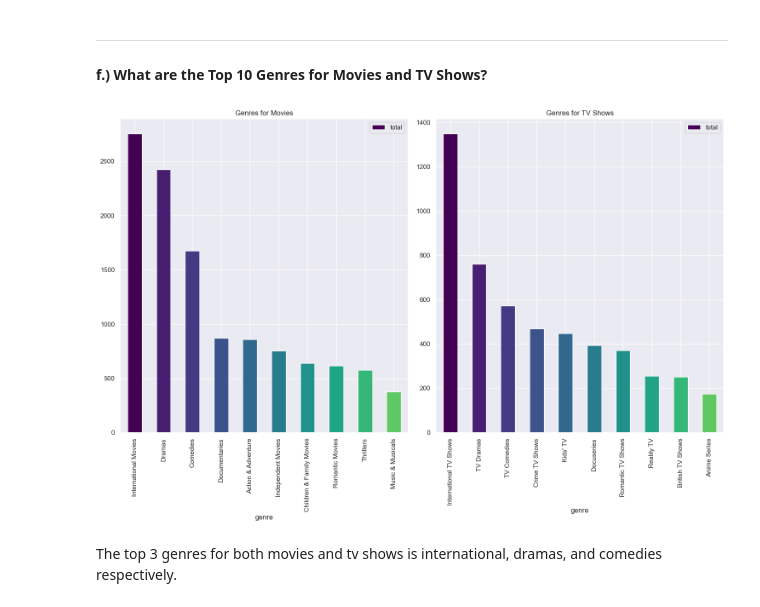
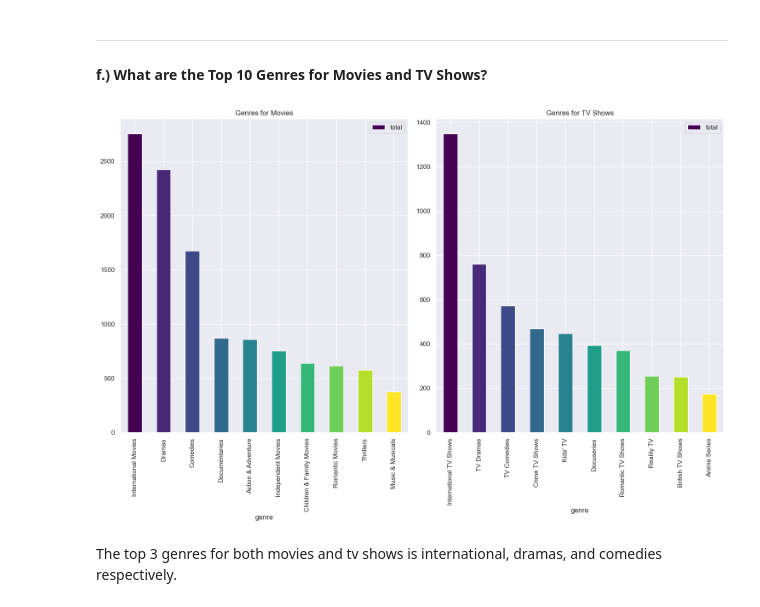
Before and after one commit to MadelynSwor/Data_Analysis_Portfolio, a Jupyter notebook: Netflix_Analysis/Netflix_Data_Analysis.ipynb, the cells around one changed output. Cells and saved outputs as stored; diff of their text form; code cells hidden in the pictures.

```diff
--- a/Netflix_Analysis/Netflix_Data_Analysis.ipynb
+++ b/Netflix_Analysis/Netflix_Data_Analysis.ipynb
@@ -367,31 +370,31 @@ _________________
 # %%
 n_movies = netflix[netflix['type']=='Movie']
 n_shows = netflix[netflix['type']=='TV Show']
 
 movie_gen = ', '.join(n_movies['listed_in']).split(', ')
 show_gen = ', '.join(n_shows['listed_in']).split(', ')
 
 movie_list = Counter(movie_gen).most_common(10)
 show_list = Counter(show_gen).most_common(10)
 
 df_m_gen = pd.DataFrame(movie_list) # Converting to dataframe
 df_m_gen = df_m_gen.rename(columns={0: 'genre', 1:'total'})
 df_s_gen = pd.DataFrame(show_list) # Converting to dataframe
 df_s_gen = df_s_gen.rename(columns={0: 'genre', 1:'total'})
 
 color_map = plt.colormaps.get_cmap('viridis')
 fig, (ax1, ax2) = plt.subplots(1, 2, figsize=(15, 10))  # Create subplots
-df_m_gen.plot(x='genre',y='total',kind='bar', ax=ax1, title='Genres for Movies', rot=90,color=[color_map(i) for i in np.linspace(0, 1, len(rating_counts))])
-df_s_gen.plot(x='genre',y='total',kind='bar', ax=ax2, title='Genres for TV Shows', rot=90,color=[color_map(i) for i in np.linspace(0, 1, len(rating_counts))])
+df_m_gen.plot(x='genre',y='total',kind='bar', ax=ax1, title='Genres for Movies', rot=90,color=[color_map(i) for i in np.linspace(0, 1, len(df_m_gen))])
+df_s_gen.plot(x='genre',y='total',kind='bar', ax=ax2, title='Genres for TV Shows', rot=90,color=[color_map(i) for i in np.linspace(0, 1, len(df_s_gen))])
 
 # Set x-axis tick labels for each subplot
 ax1.set_xticklabels(df_m_gen['genre'], rotation=90)
 ax2.set_xticklabels(df_s_gen['genre'], rotation=90)
 
 plt.tight_layout()
 plt.show()
 # %% [output]
-[figure, old version]
+[figure, new version]
 # %% [markdown]
 The top 3 genres for both movies and tv shows is international, dramas, and comedies respectively.
 # %% [markdown]
```
Also changed, not shown: parts of 7 cells of this notebook.
